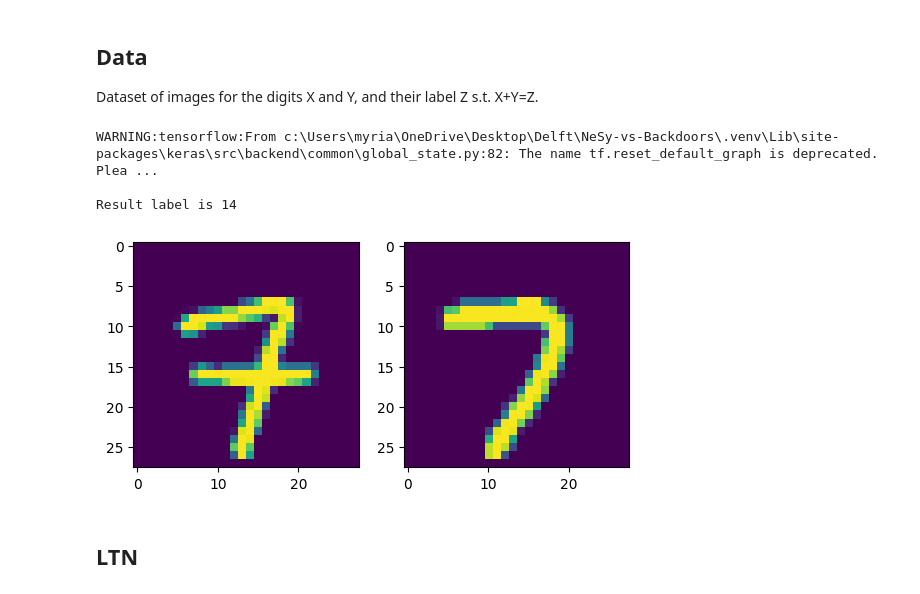
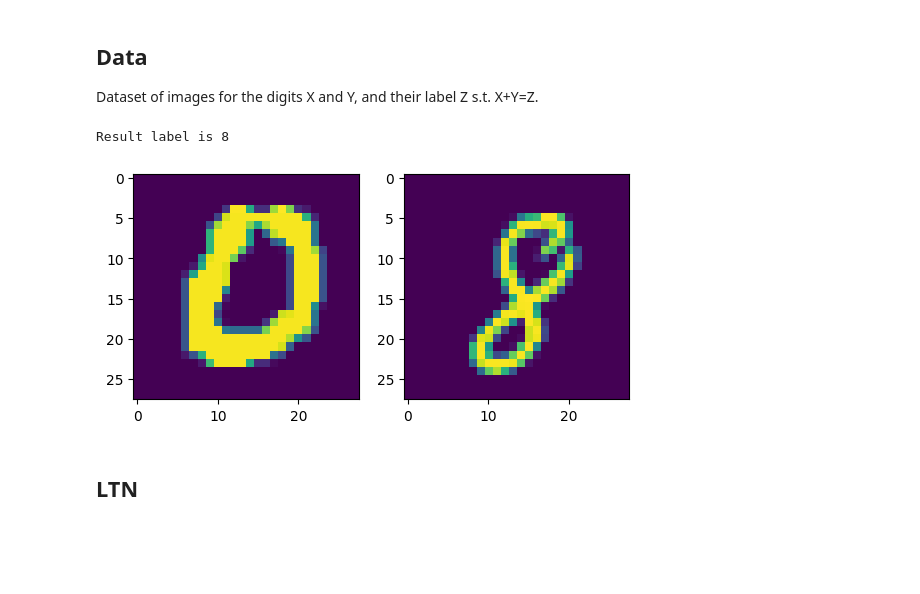
Before and after one commit to myriamcg/NeSy-vs-Backdoors, a Jupyter notebook: logictensornetwork/examples/mnist/single_digits_addition.ipynb, the cells around one changed output. Drawn from its saved outputs; the diff is of its cells as text; code cells hidden in the pictures; blank space fills up the shorter version.

```diff
--- a/logictensornetwork/examples/mnist/single_digits_addition.ipynb
+++ b/logictensornetwork/examples/mnist/single_digits_addition.ipynb
@@ -31,30 +31,24 @@ import matplotlib.pyplot as plt
 
 Dataset of images for the digits X and Y, and their label Z s.t. X+Y=Z.
 # %%
-import tensorflow as tf
-K = tf.keras.backend
-K.clear_session()
-
 ds_train, ds_test = data.get_mnist_op_dataset(
         count_train=3000,
         count_test=1000,
         buffer_size=3000,
         batch_size=16,
         n_operands=2,
         op=lambda args: args[0]+args[1])
 
 # Visualize one example
 x, y, z = next(ds_train.as_numpy_iterator())
 plt.subplot(121)
 plt.imshow(x[0][:,:,0])
 plt.subplot(122)
 plt.imshow(y[0][:,:,0])
 print("Result label is %i" % z[0])
 # %% [output]
-WARNING:tensorflow:From c:\Users\myria\OneDrive\Desktop\Delft\NeSy-vs-Backdoors\.venv\Lib\site-packages\keras\src\backend\common\global_state.py:82: The name tf.reset_default_graph is deprecated. Plea ...
-
-Result label is 14
+Result label is 8
-[figure, old version]
+[figure, new version]
 # %% [markdown]
 ## LTN
 # %%
```
Also changed, not shown: parts of 4 cells of this notebook, 18 other files.
